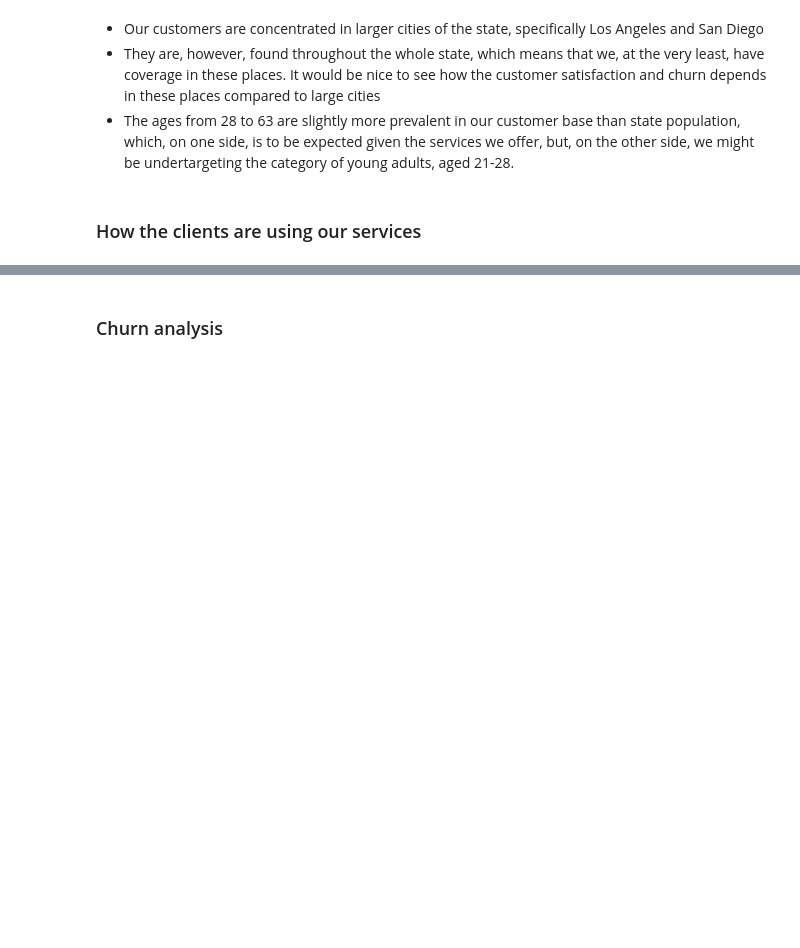
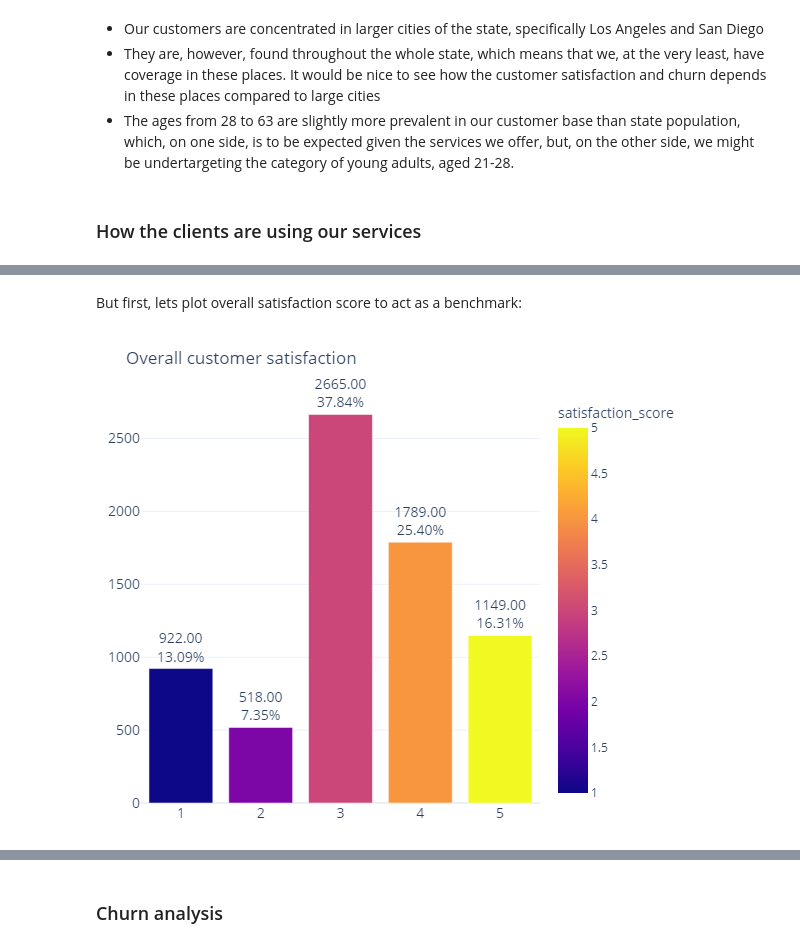
Before and after one commit to stsibikov/Telco_customer_churn, a Jupyter notebook: EDA/EDA.ipynb, the cells around one changed output, grey strips where cells are left out. Saved outputs shown, nothing was run; the diff lists cells and outputs as text; code cells hidden in the pictures; blank space fills up the shorter version.

```diff
--- a/EDA/EDA.ipynb
+++ b/EDA/EDA.ipynb
@@ -131 +137,8 @@ These columns did not yield anything insights - everything looks normal.
+# %% [markdown]
+But first, lets plot overall satisfaction score to act as a benchmark:
+# %%
+fig = ak.plot.bar(df.groupby('satisfaction_score', as_index=False).size(), title='Overall customer satisfaction')
+fig.update_layout(width=600)
+# %% [output]
+[figure, added]
 # %%
```
Also changed, not shown: parts of 29 cells of this notebook, 1 other file.
